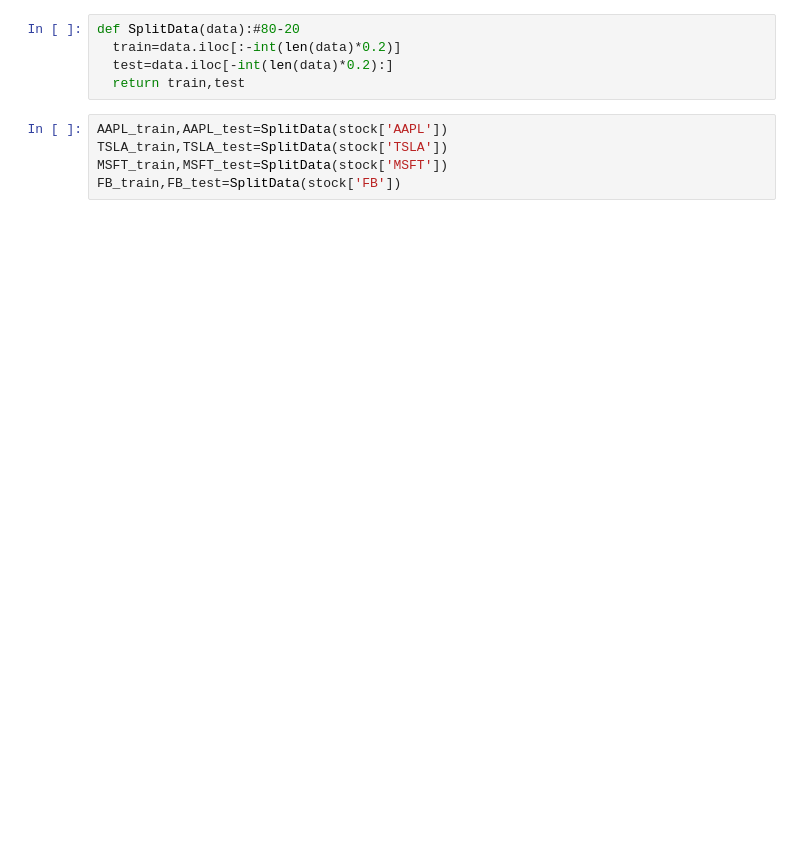
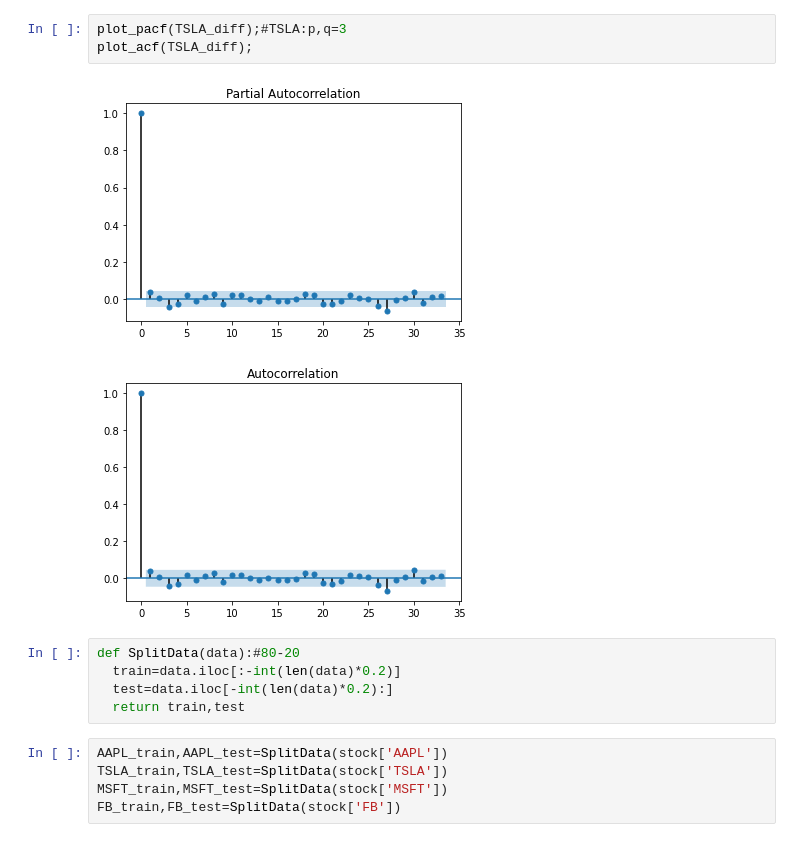
Before and after one commit to DaiVo20/Stock-Price-Prediction, a Jupyter notebook: ARIMA.ipynb, the cells around one changed output. Saved outputs shown, nothing was run; the diff lists cells and outputs as text; blank space fills up the shorter version.

```diff
--- a/ARIMA.ipynb
+++ b/ARIMA.ipynb
@@ -100,3 +91,9 @@ Total fit time: 20.934 seconds
+# %%
+plot_pacf(TSLA_diff);#TSLA:p,q=3
+plot_acf(TSLA_diff);
+# %% [output]
+[figure, added]
+[figure, added]
 # %%
 def SplitData(data):#80-20
   train=data.iloc[:-int(len(data)*0.2)]
```
Also changed, not shown: parts of 41 cells of this notebook.
